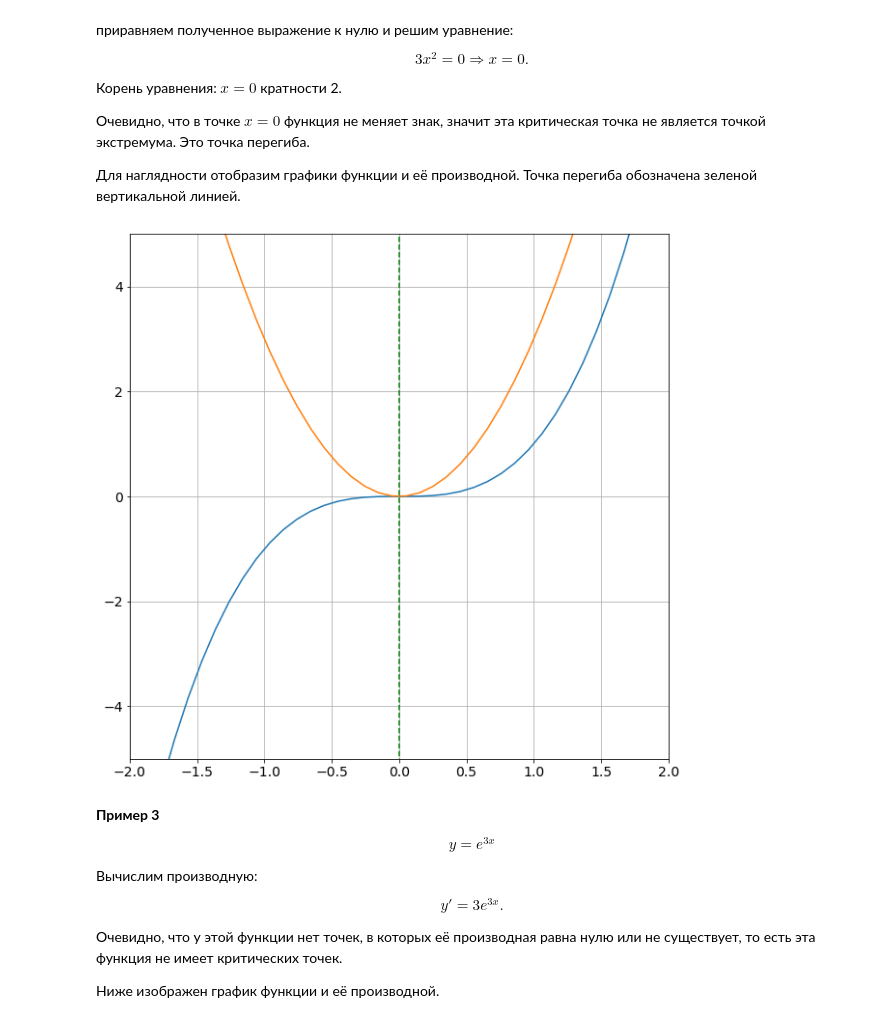
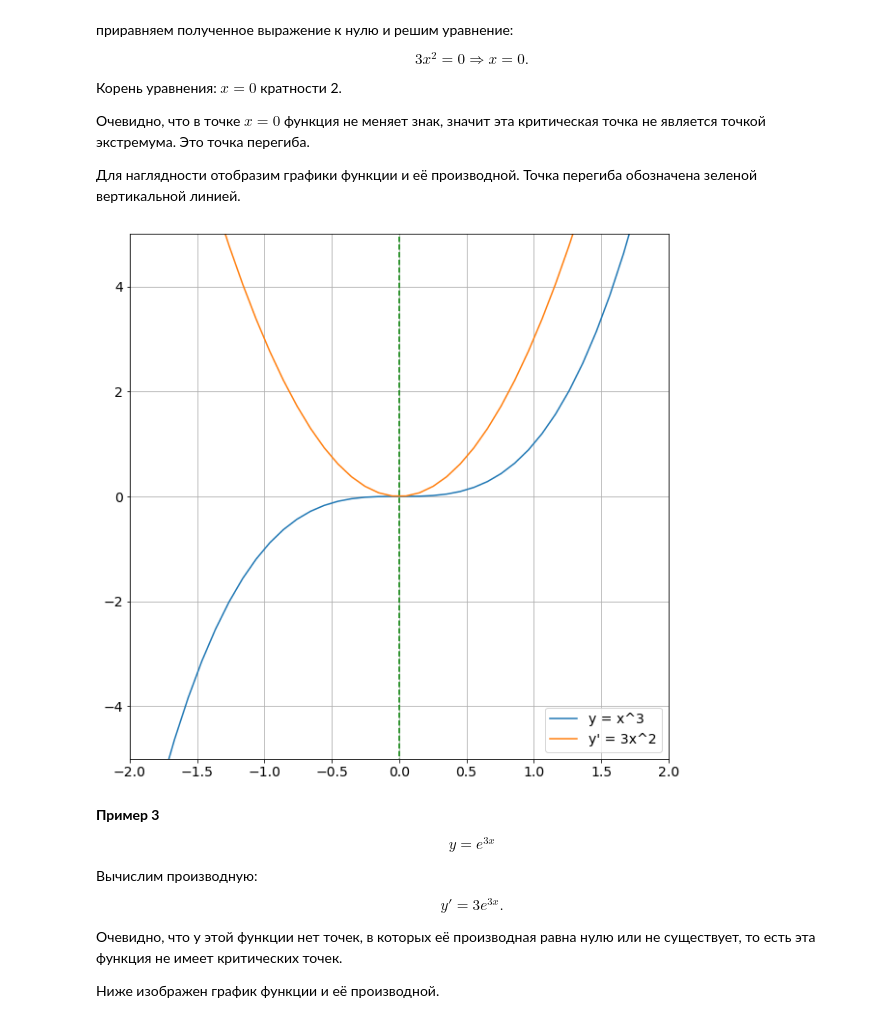
Before and after one commit to lkamalt/math-basics, a Jupyter notebook: lesson7/hw_lesson7.ipynb, the cells around one changed output. Saved outputs shown, nothing was run; the diff lists cells and outputs as text; code cells hidden in the pictures.

```diff
--- a/lesson7/hw_lesson7.ipynb
+++ b/lesson7/hw_lesson7.ipynb
@@ -128,19 +129,20 @@ $$3x^2 = 0 \Rightarrow x = 0.$$
 # %%
 x = np.linspace(-5, 5, 100)
 y = np.power(x, 3)
 y_der = 3 * np.power(x, 2)
 
 plt.figure(figsize=(10, 10))
 plt.axis([-2, 2, -5, 5])
 
-plt.plot(x, y, label='x^3')
-plt.plot(x, y_der, label='3x^2')
+plt.plot(x, y, label="y = x^3")
+plt.plot(x, y_der, label="y' = 3x^2")
 plt.vlines(0, -10, 10, linestyles ='dashed', color='green')
 
+plt.legend()
 plt.grid()
 plt.show()
 # %% [output]
-[figure, old version]
+[figure, new version]
 # %% [markdown]
 **Пример 3** <a class='anchor' id='derivative_2_3'>
 
```
Also changed, not shown: parts of 3 cells of this notebook.
